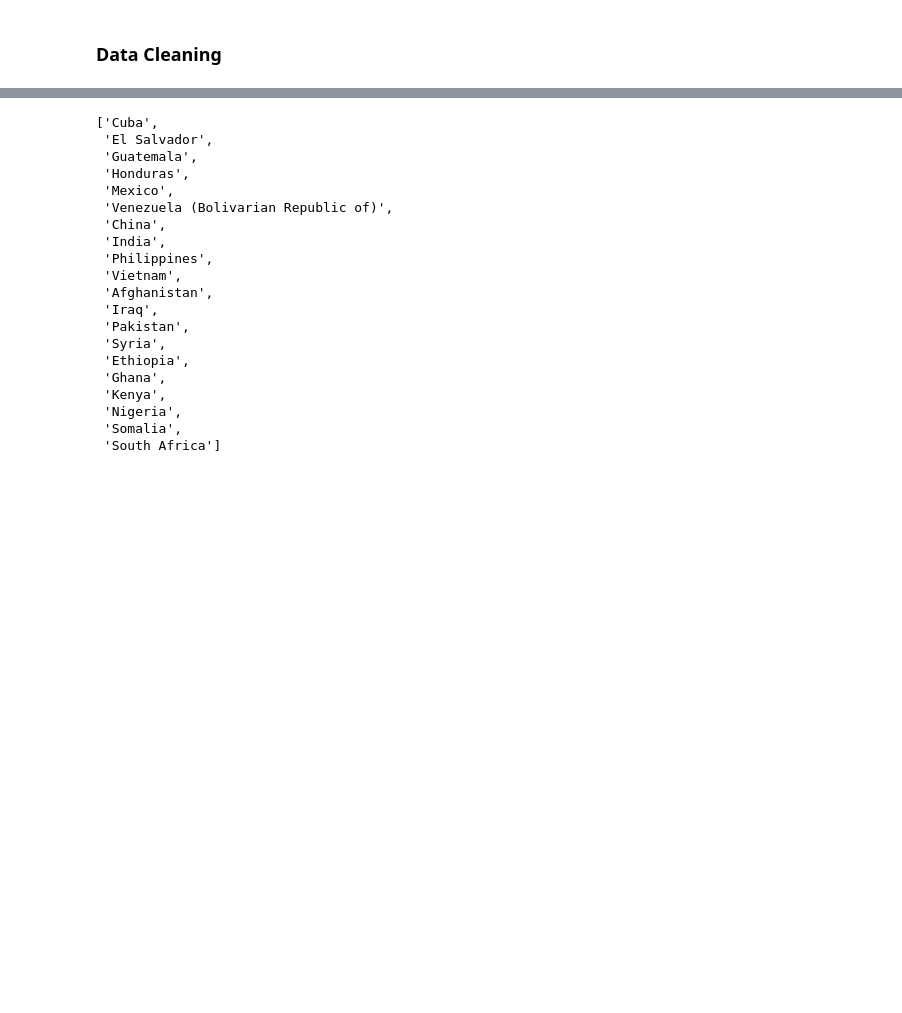
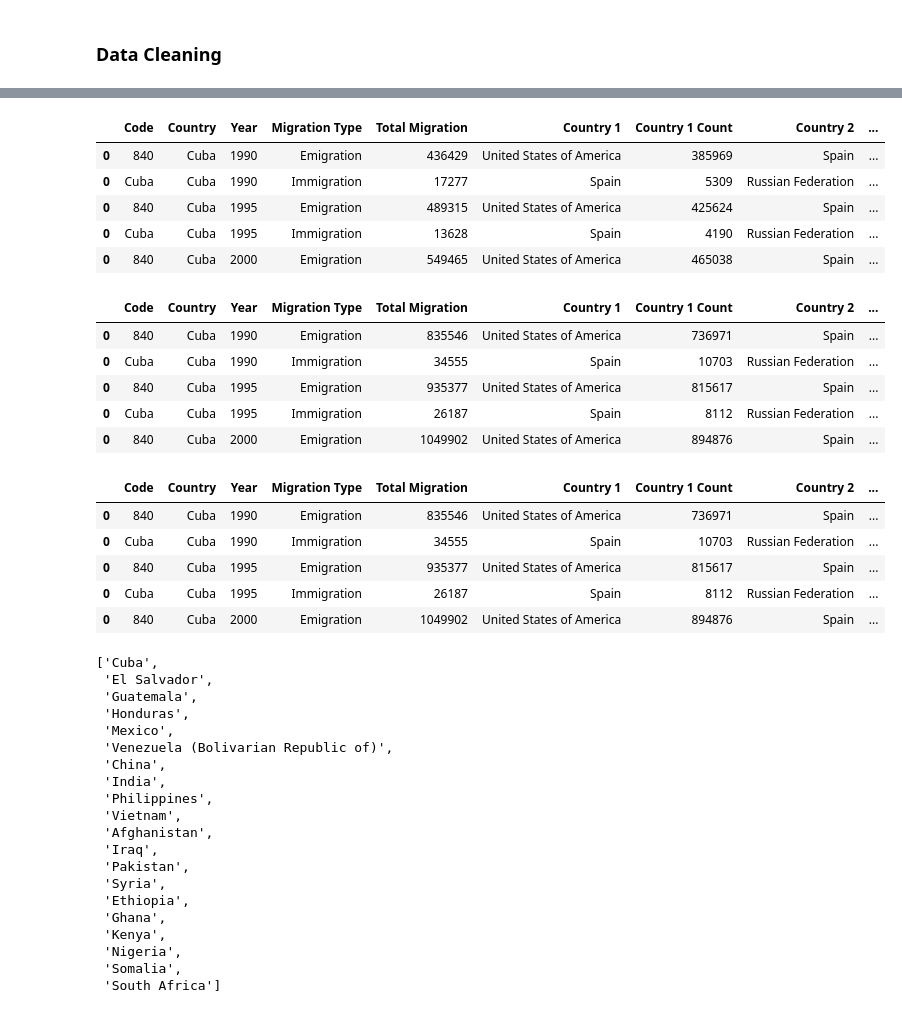
Before and after one commit to ds-modules/IAS-150, a Jupyter notebook: IAS_150_Data.ipynb, the cells around one changed output, grey strips where cells are left out. Drawn from its saved outputs; the diff is of its cells as text; code cells hidden in the pictures; blank space fills up the shorter version.

```diff
--- a/IAS_150_Data.ipynb
+++ b/IAS_150_Data.ipynb
@@ -24,0 +39,4 @@ male_migrants.head()
+# %%
+female_migrants_revised = mf.master(female_migrants)
+male_migrants_revised = mf.master(male_migrants)
+total_migrants_revisedz = mf.master(total_migrants)
@@ -24,0 +61,23 @@ male_migrants.head()
+# %%
+display(female_migrants_revised.head())
+display(male_migrants_revised.head())
+display(total_migrants_revisedz.head())
+# %% [output]
+|  | Code | Country | Year | Migration Type | Total Migration | Country 1 | Country 1 Count | Country 2 | ... |
+| 0 | 840 | Cuba | 1990 | Emigration | 436429 | United States of America | 385969 | Spain | ... |
+| 0 | Cuba | Cuba | 1990 | Immigration | 17277 | Spain | 5309 | Russian Federation | ... |
+| 0 | 840 | Cuba | 1995 | Emigration | 489315 | United States of America | 425624 | Spain | ... |
+| 0 | Cuba | Cuba | 1995 | Immigration | 13628 | Spain | 4190 | Russian Federation | ... |
+| 0 | 840 | Cuba | 2000 | Emigration | 549465 | United States of America | 465038 | Spain | ... |
+|  | Code | Country | Year | Migration Type | Total Migration | Country 1 | Country 1 Count | Country 2 | ... |
+| 0 | 840 | Cuba | 1990 | Emigration | 835546 | United States of America | 736971 | Spain | ... |
+| 0 | Cuba | Cuba | 1990 | Immigration | 34555 | Spain | 10703 | Russian Federation | ... |
+| 0 | 840 | Cuba | 1995 | Emigration | 935377 | United States of America | 815617 | Spain | ... |
+| 0 | Cuba | Cuba | 1995 | Immigration | 26187 | Spain | 8112 | Russian Federation | ... |
+| 0 | 840 | Cuba | 2000 | Emigration | 1049902 | United States of America | 894876 | Spain | ... |
+|  | Code | Country | Year | Migration Type | Total Migration | Country 1 | Country 1 Count | Country 2 | ... |
+| 0 | 840 | Cuba | 1990 | Emigration | 835546 | United States of America | 736971 | Spain | ... |
+| 0 | Cuba | Cuba | 1990 | Immigration | 34555 | Spain | 10703 | Russian Federation | ... |
+| 0 | 840 | Cuba | 1995 | Emigration | 935377 | United States of America | 815617 | Spain | ... |
+| 0 | Cuba | Cuba | 1995 | Immigration | 26187 | Spain | 8112 | Russian Federation | ... |
+| 0 | 840 | Cuba | 2000 | Emigration | 1049902 | United States of America | 894876 | Spain | ... |
```
Also changed, not shown: parts of 13 cells of this notebook, 6 other files.
